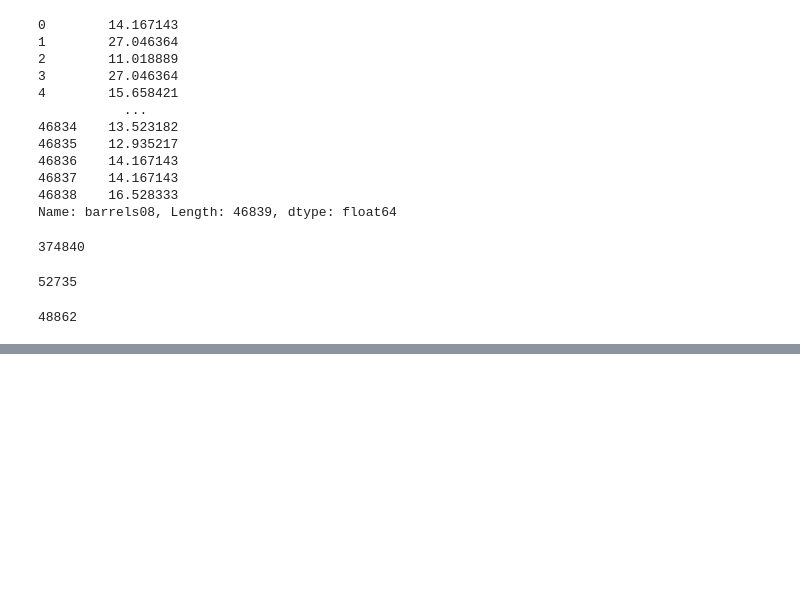
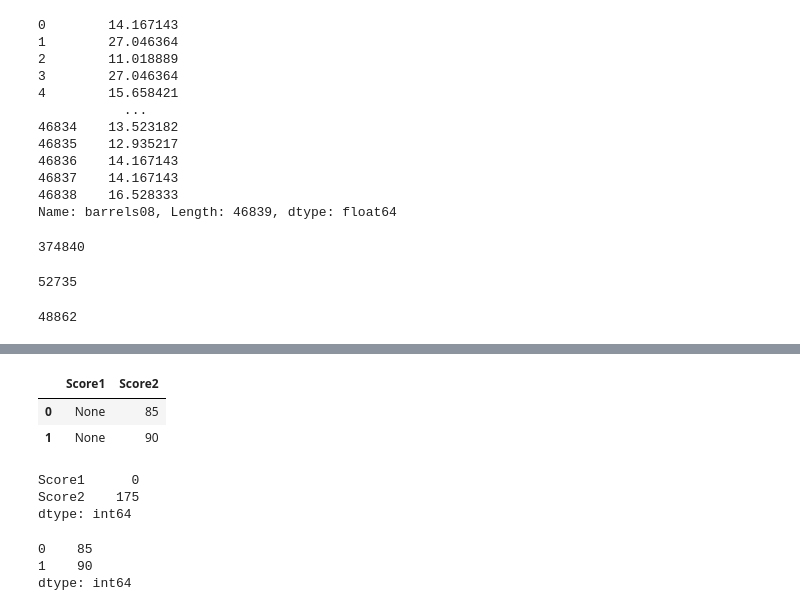
Before and after one commit to adra-dev/effectivepandas, a Jupyter notebook: effectivepandas.ipynb, the cells around one changed output, grey strips where cells are left out. Saved outputs shown, nothing was run; the diff lists cells and outputs as text; code cells hidden in the pictures; blank space fills up the shorter version.

```diff
--- a/effectivepandas.ipynb
+++ b/effectivepandas.ipynb
@@ -3617,0 +3766,18 @@ nc_cat.pipe(generalize_topn, n=20, other='NA').memory_usage(deep=True)
+# %%
+df2
+# %% [output]
+|  | Score1 | Score2 |
+| 0 | None | 85 |
+| 1 | None | 90 |
+# %%
+df2.apply(np.sum, axis=0)
+# %% [output]
+Score1      0
+Score2    175
+dtype: int64
+# %%
+df2.apply(np.sum, axis=1)
+# %% [output]
+0    85
+1    90
+dtype: int64
```
Also changed, not shown: parts of 31 cells of this notebook.
